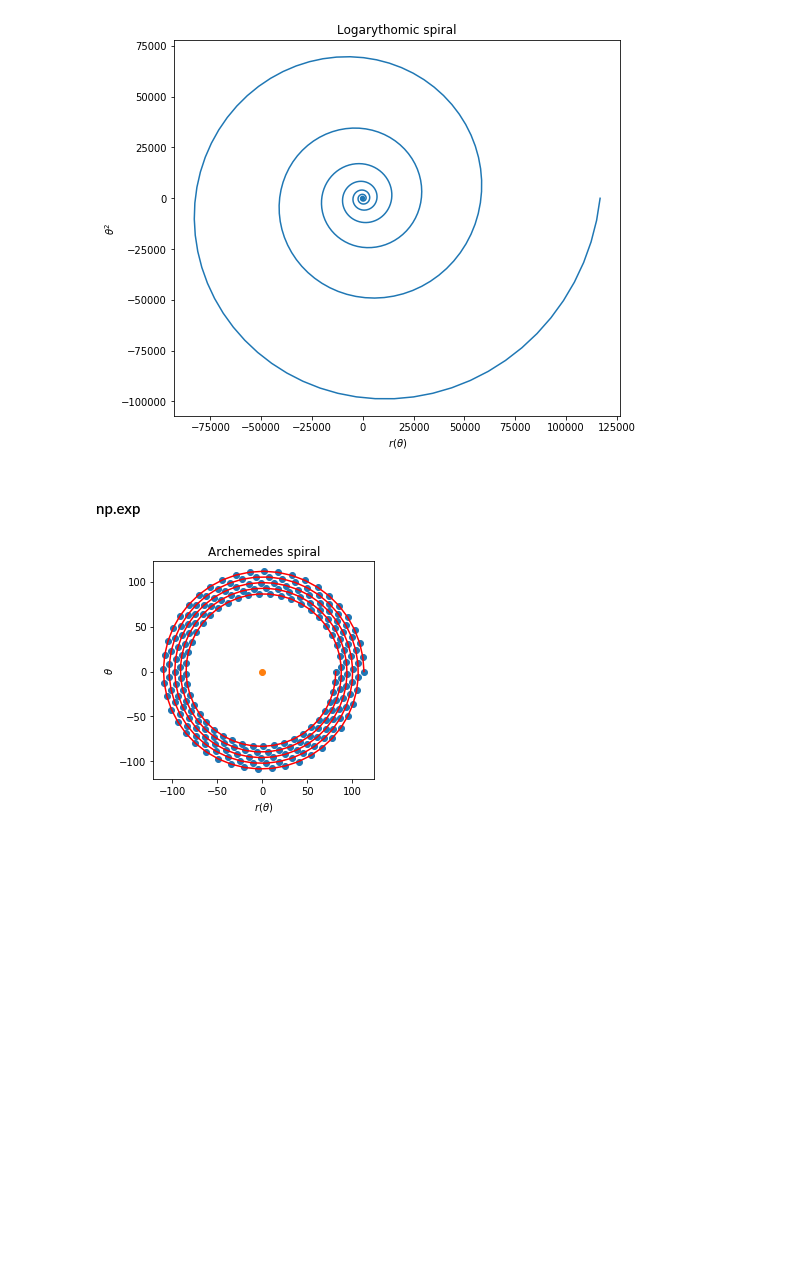
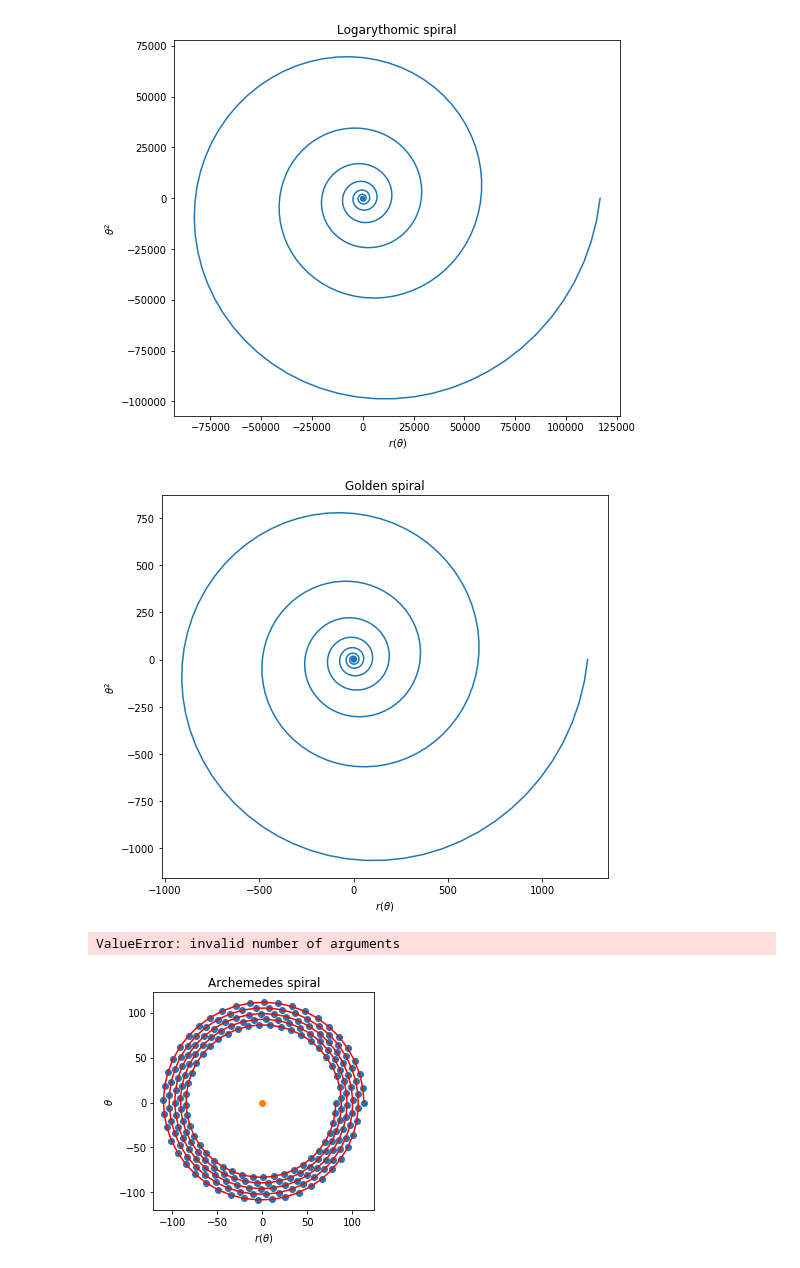
Before and after one commit to MaartenKool/CookBooks, a Jupyter notebook: SarosDialScratchPad.ipynb, the cells around one changed output. Cells and saved outputs as stored; diff of their text form; code cells hidden in the pictures; blank space fills up the shorter version.

```diff
--- a/SarosDialScratchPad.ipynb
+++ b/SarosDialScratchPad.ipynb
@@ -496,8 +374,55 @@ plt.title("Logarythomic spiral")
 plt.show()
 # %% [output]
 [figure]
-# %% [markdown]
-#### np.exp
+# %%
+# """
+#  Spiral.py is a program which make a polar plot of r = theta^2
+#    i.e. the Galilean spiral
+
+#  Paul Eugenio
+#  Florida State University
+#  PHZ4151C
+#  29 Jan 2019
+# """
+
+from __future__ import division, print_function
+import matplotlib.pyplot as plt
+import numpy as np
+%matplotlib inline
+# use latex
+plt.rc('text', usetex=False)
+
+#  define parameters
+thetaMin, thetaMax = 0, 30*np.pi
+steps = 1000
+
+
+# use numpy vectorization to generate plotting values
+theta = np.linspace(thetaMin, thetaMax, steps)
+r=0.1*np.exp(theta*0.1)
+x = r*np.cos(theta)
+y = r*np.sin(theta)
+# 90*np.pi*r
+
+fig, ax = plt.subplots(figsize=(8,8))
+# ax.set(xlim=xlim, ylim=ylim, autoscale_on=False)
+
+
+ax.set_aspect('equal')
+# plot curve and decorate with latex equation
+plt.plot(x, y)
+# plt.plot(x, y)
+plt.xlabel(r"$r(\theta)$")
+plt.ylabel(r"$\theta^2$")
+plt.title("Golden spiral")
+# plt.savefig("spiral.png")
+plt.show()
+# %% [output]
+[figure, added]
+# %%
+np.exp()
+# %% [output]
+ValueError: invalid number of arguments
 # %%
 # """
 #  Spiral.py is a program which make a polar plot of r = theta^2
```
Also changed, not shown: parts of 13 cells of this notebook.
